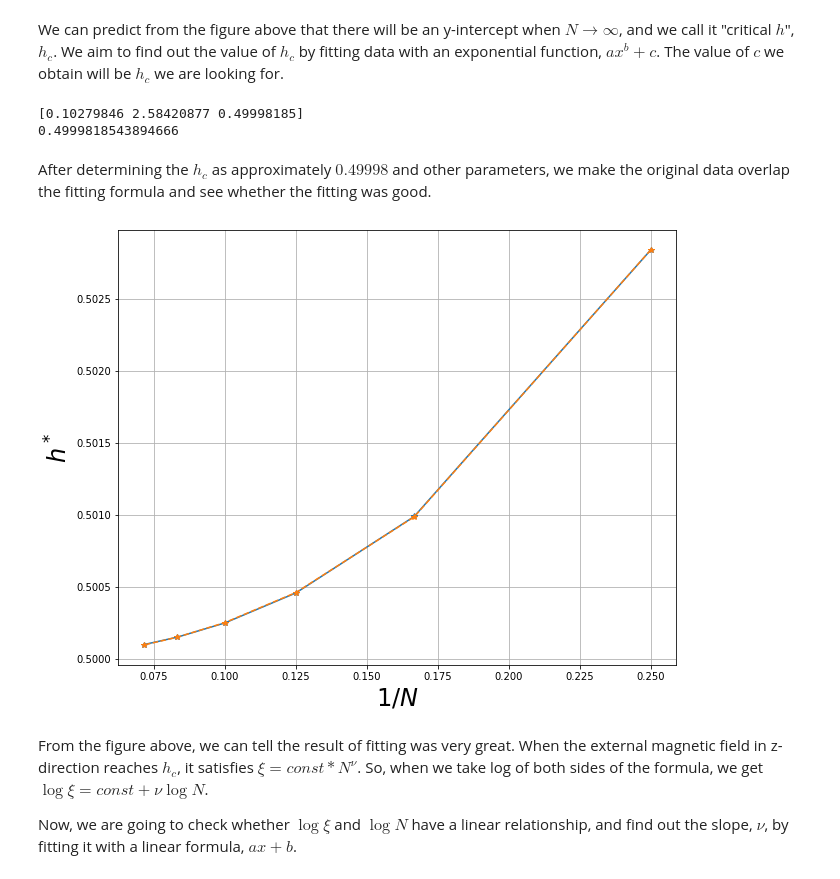
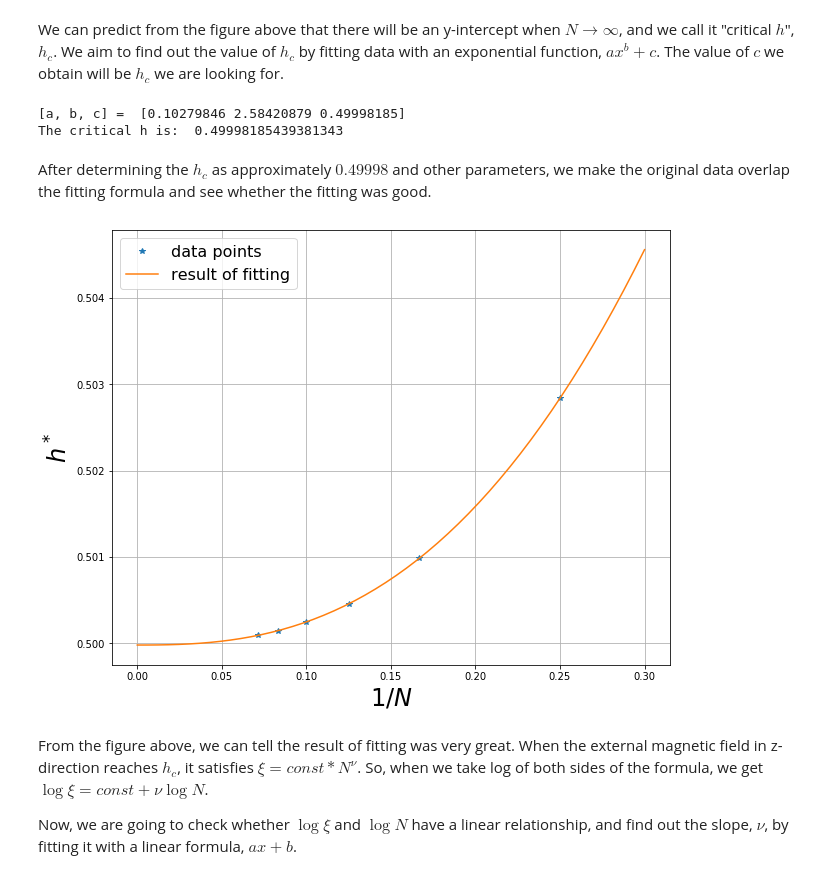
Before and after one commit to kou-yuu-ki/Final-Project-of-Computational-Physics, a Jupyter notebook: First Part__TFIM__The Effect of Various External Bz on its Magnetic Properties.ipynb, the cells around one changed output. Drawn from its saved outputs; the diff is of its cells as text; code cells hidden in the pictures.

```diff
--- a/First Part__TFIM__The Effect of Various External Bz on its Magnetic Properties.ipynb
+++ b/First Part__TFIM__The Effect of Various External Bz on its Magnetic Properties.ipynb
@@ -110,6 +110,7 @@ for N in [4, 6, 8, 10, 12, 14, 16]:
     # E
     ax[0].plot(h, E0/N, '*-',label='N={}'.format(N))
     ax[0].legend(fontsize=16)
+    ax[0].set_title(r"Figure.1: the relation betweeen $E/N$ and $h$",fontsize=24)
     ax[0].set_xlabel(r'$h$',fontsize=24)
     ax[0].set_ylabel(r'$E/N$',fontsize=24)
     ax[0].grid()
@@ -117,6 +118,7 @@ for N in [4, 6, 8, 10, 12, 14, 16]:
     # d^2E/Eh^2
     ax[1].plot(h[2:-2], np.gradient(np.gradient(-E0/N))[2:-2], '*-', label='N={}'.format(N))
     ax[1].legend(fontsize=16)
+    ax[1].set_title(r"Figure.2: the relation betweeen $\frac{d^2}{dh^2}(-E/N)$ and $h$",fontsize=20)
     ax[1].set_xlabel(r'$h$',fontsize=24)
     ax[1].set_ylabel(r'$\frac{d^2}{dh^2}(-E/N)$',fontsize=24)
     ax[1].grid()
@@ -124,6 +126,7 @@ for N in [4, 6, 8, 10, 12, 14, 16]:
     # gap
     ax[2].plot(h, E1-E0, '*-',label='N={}'.format(N))
     ax[2].legend(fontsize=16)
+    ax[2].set_title(r"Figure.3: the relation betweeen $E_1-E_0$ (energy gap) and $h$",fontsize=20)
     ax[2].set_xlabel(r'$h$',fontsize=24)
     ax[2].set_ylabel(r'$E_1-E_0$',fontsize=24)
     ax[2].grid()
@@ -131,6 +134,7 @@ for N in [4, 6, 8, 10, 12, 14, 16]:
     # mz
     ax[3].plot(h, mz, '*-',label='N={}'.format(N))
     ax[3].legend(fontsize=16)
+    ax[3].set_title(r"Figure.4: the relation betweeen $\langle m_z \rangle$ and $h$",fontsize=24)
     ax[3].set_xlabel(r'$h$',fontsize=24)
     ax[3].set_ylabel(r'$\langle m_z \rangle$',fontsize=24)
     ax[3].grid()
@@ -138,6 +142,7 @@ for N in [4, 6, 8, 10, 12, 14, 16]:
     # mx
     ax[4].plot(h, np.abs(mx), '*-',label='N={}'.format(N))
     ax[4].legend(fontsize=16)
+    ax[4].set_title(r"Figure.5: the relation betweeen $| \langle E_0|H_X|E_1 \rangle |$ and $h$",fontsize=24)
     ax[4].set_xlabel(r'$h$',fontsize=24)
     ax[4].set_ylabel(r'$| \langle E0|H_X|E1 \rangle |$',fontsize=24)
     ax[4].grid()
@@ -145,6 +150,7 @@ for N in [4, 6, 8, 10, 12, 14, 16]:
     # xi/L
     ax[5].plot(h, 1/((E1-E0)*N), '*-', label='N={}'.format(N))
     ax[5].legend(fontsize=16)
+    ax[5].set_title(r"Figure.6: the relation betweeen $\xi/N$ and $h$",fontsize=24)
     ax[5].set_xlabel(r'$h$',fontsize=24)
     ax[5].set_ylabel(r'$1/(E_1-E_0)N$',fontsize=24)
     ax[5].semilogy()
@@ -165,7 +171,7 @@ fig, ax = plt.subplots(ncols=1, nrows=1, figsize=(10*3,8*2))
 
 for N in [4, 6, 8, 10, 12, 14, 16]:
     print(N)
-    h = np.linspace(0.495,0.505,10)
+    h = np.linspace(0.499,0.504,10)
     E0 = np.zeros_like(h)
     E1 = np.zeros_like(h)
     mx = np.zeros_like(h)
@@ -254,30 +260,34 @@ def func(x, a, b, c):
 xdata = np.array([4, 6, 8, 10, 12, 14])
 ydata = x[:len(xdata)]
 popt, pcov = curve_fit(func, xdata, ydata)
-print(popt)
+print("[a, b, c] = ", popt)
 critical_h = popt[2]
-print(critical_h)
+print("The critical h is: ",critical_h)
 # %% [output]
-[0.10279846 2.58420877 0.49998185]
-0.4999818543894666
+[a, b, c] =  [0.10279846 2.58420879 0.49998185]
+The critical h is:  0.49998185439381343
 # %% [markdown]
 After determining the $h_c$ as approximately $0.49998$ and other parameters, we make the original data overlap the fitting formula and see whether the fitting was good.
 # %%
 ig, ax = plt.subplots(ncols=1, nrows=1, figsize=(10,8))
 for N in [4, 6, 8, 10, 12]:
     for i in range(h.shape[0]):
         if (save[N][i]-save[N+2][i])*(save[N][i+1]-save[N+2][i+1]) < 0:
             m1 = (save[N][i]-save[N][i+1])/(h[i]-h[i+1])
             m2 = (save[N+2][i]-save[N+2][i+1])/(h[i]-h[i+1])
             x[int((N-4)/2)] = (save[N+2][i]-save[N][i])/(m1 - m2) + h[i]
 
+test_recipical_N = np.linspace(0, 0.3)
+
 # h* fitting
-ax.plot(1/np.array(xdata), x[:len(xdata)], '*-', 1/np.array(xdata), func(xdata, *popt), '*--')
+ax.plot(1/np.array(xdata), x[:len(xdata)], '*', label='data points')
+ax.plot(test_recipical_N, func(1/test_recipical_N, *popt), '-', label='result of fitting')
+ax.legend(fontsize=16)
 ax.set_xlabel(r'$1/N$',fontsize=24)
 ax.set_ylabel(r'$h^*$',fontsize=24)
 ax.grid()
 # %% [output]
-[figure, old version]
+[figure, new version]
 # %% [markdown]
 From the figure above, we can tell the result of fitting was very great. When the external magnetic field in z-direction reaches $h_c$, it satisfies $\xi = const*N^\nu$. So, when we take log of both sides of the formula, we get $\log{\xi} = const + \nu \log{N}$.
 
```
Also changed, not shown: parts of 5 cells of this notebook, 1 other file.
